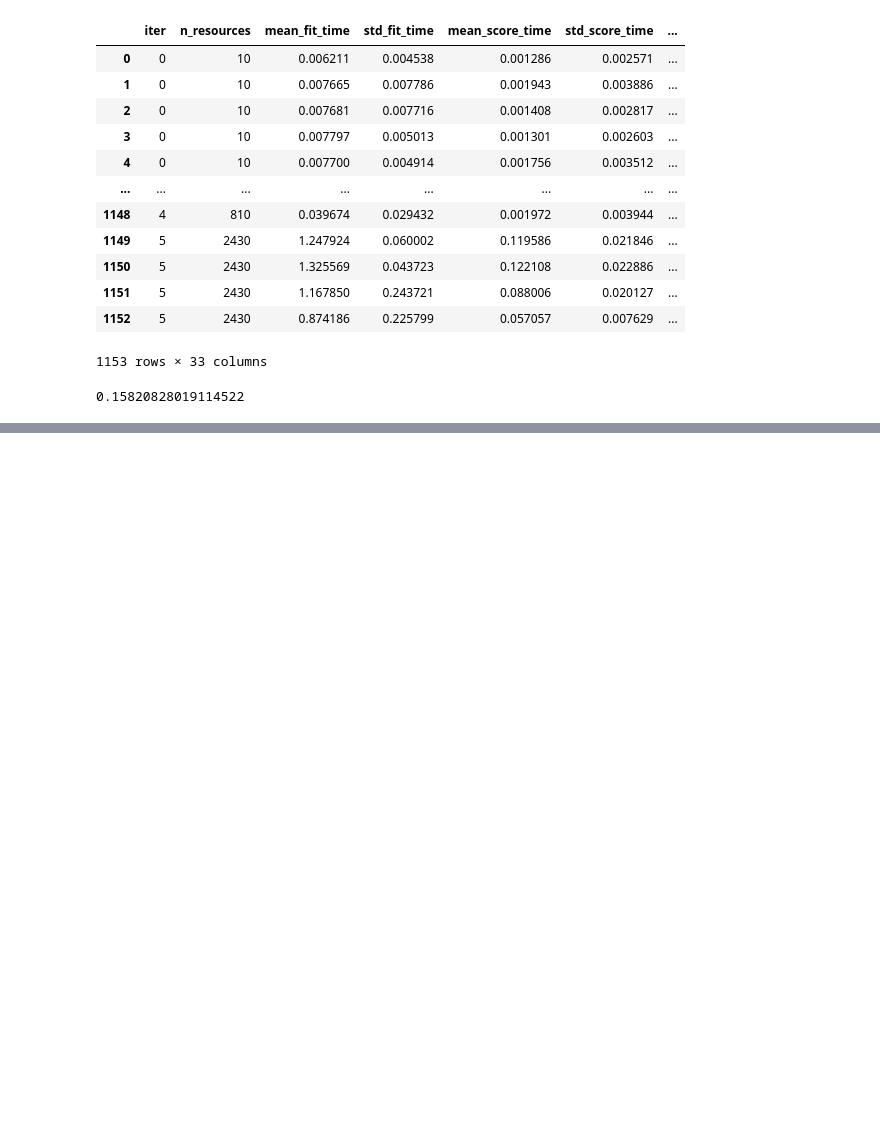
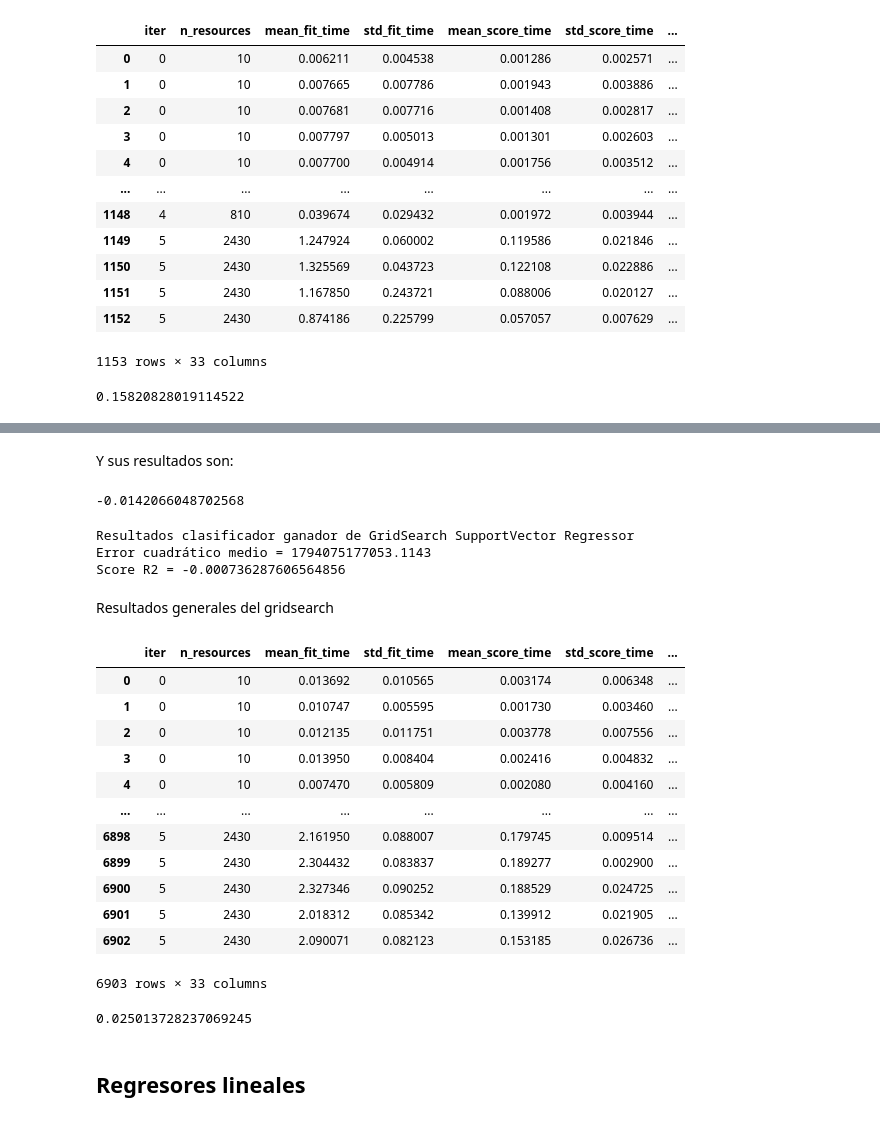
Before and after one commit to camilocarvajalreyes/laboratorios-MDS7202, a Jupyter notebook: Proyecto/gridsearch_reg.ipynb, the cells around one changed output, grey strips where cells are left out. Cells and saved outputs as stored; diff of their text form; code cells hidden in the pictures; blank space fills up the shorter version.

```diff
--- a/Proyecto/gridsearch_reg.ipynb
+++ b/Proyecto/gridsearch_reg.ipynb
@@ -560,0 +565,28 @@ pd.DataFrame(gs_KN.cv_results_)['mean_test_score'].max()
+# %%
+grilla_SV = {
+    "regressor": [SVR()],
+    "regressor__kernel" : ['linear', 'poly', 'rbf', 'sigmoid'],
+    "regressor__C":[1.,100.,1000.],
+    "regressor__epsilon" : [0.05, 0.1, 0.2],
+    "selector__percentile" : [75, 85, 95, 100],
+    "selector__score_func" : [f_classif],
+    "procesamiento__BoC-cat__min_df" : [0.05, 0.1],
+    "procesamiento__BoC-genres__min_df" : [0.05, 0.1],
+    "procesamiento__BoC-tags__min_df" : [0.05, 0.1],
+    "procesamiento__BoC-dev__min_df" : [2, 5],
+    "procesamiento__BoC-pub__min_df" : [2, 5],
+}
+
+gs_SV = HalvingGridSearchCV(
+    pipeline,
+    grilla_SV,
+    scoring = 'r2',
+    n_jobs=-1,
+    verbose = 0,
+    random_state = 1
+)
+# %%
+import numpy as np
+np.seterr(divide='ignore', invalid='ignore');
+
+gs_SV.fit(X_train, y_train)
@@ -560,0 +630,40 @@ pd.DataFrame(gs_KN.cv_results_)['mean_test_score'].max()
+# %% [markdown]
+Y sus resultados son:
+# %%
+gs_SV.best_score_
+# %% [output]
+-0.0142066048702568
+# %%
+print("Resultados clasificador ganador de GridSearch SupportVector Regressor")
+
+y_pred = gs_SV.predict(X_eval)
+print("Error cuadrático medio = {}".format(mean_squared_error(y_eval,y_pred)))
+print("Score R2 = {}".format(r2_score(y_eval,y_pred)))
+# %% [output]
+Resultados clasificador ganador de GridSearch SupportVector Regressor
+Error cuadrático medio = 1794075177053.1143
+Score R2 = -0.000736287606564856
+# %% [markdown]
+Resultados generales del gridsearch
+# %%
+pd.DataFrame(gs_SV.cv_results_)
+# %% [output]
+|  | iter | n_resources | mean_fit_time | std_fit_time | mean_score_time | std_score_time | ... |
+| 0 | 0 | 10 | 0.013692 | 0.010565 | 0.003174 | 0.006348 | ... |
+| 1 | 0 | 10 | 0.010747 | 0.005595 | 0.001730 | 0.003460 | ... |
+| 2 | 0 | 10 | 0.012135 | 0.011751 | 0.003778 | 0.007556 | ... |
+| 3 | 0 | 10 | 0.013950 | 0.008404 | 0.002416 | 0.004832 | ... |
+| 4 | 0 | 10 | 0.007470 | 0.005809 | 0.002080 | 0.004160 | ... |
+| ... | ... | ... | ... | ... | ... | ... | ... |
+| 6898 | 5 | 2430 | 2.161950 | 0.088007 | 0.179745 | 0.009514 | ... |
+| 6899 | 5 | 2430 | 2.304432 | 0.083837 | 0.189277 | 0.002900 | ... |
+| 6900 | 5 | 2430 | 2.327346 | 0.090252 | 0.188529 | 0.024725 | ... |
+| 6901 | 5 | 2430 | 2.018312 | 0.085342 | 0.139912 | 0.021905 | ... |
+| 6902 | 5 | 2430 | 2.090071 | 0.082123 | 0.153185 | 0.026736 | ... |
+6903 rows × 33 columns
+# %%
+pd.DataFrame(gs_SV.cv_results_)['mean_test_score'].max()
+# %% [output]
+0.025013728237069245
+# %% [markdown]
+## Regresores lineales
```
Also changed, not shown: parts of 16 cells of this notebook.
